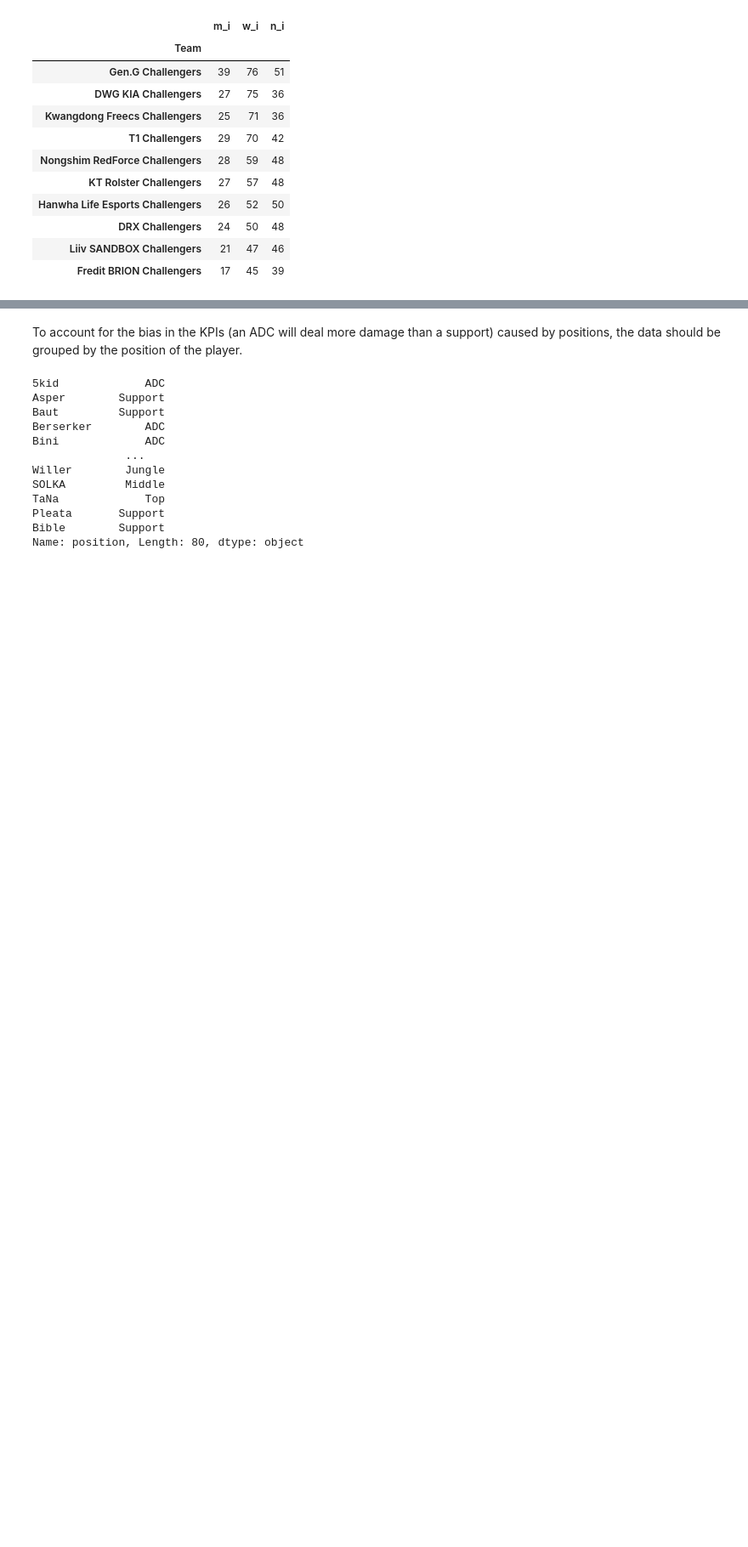
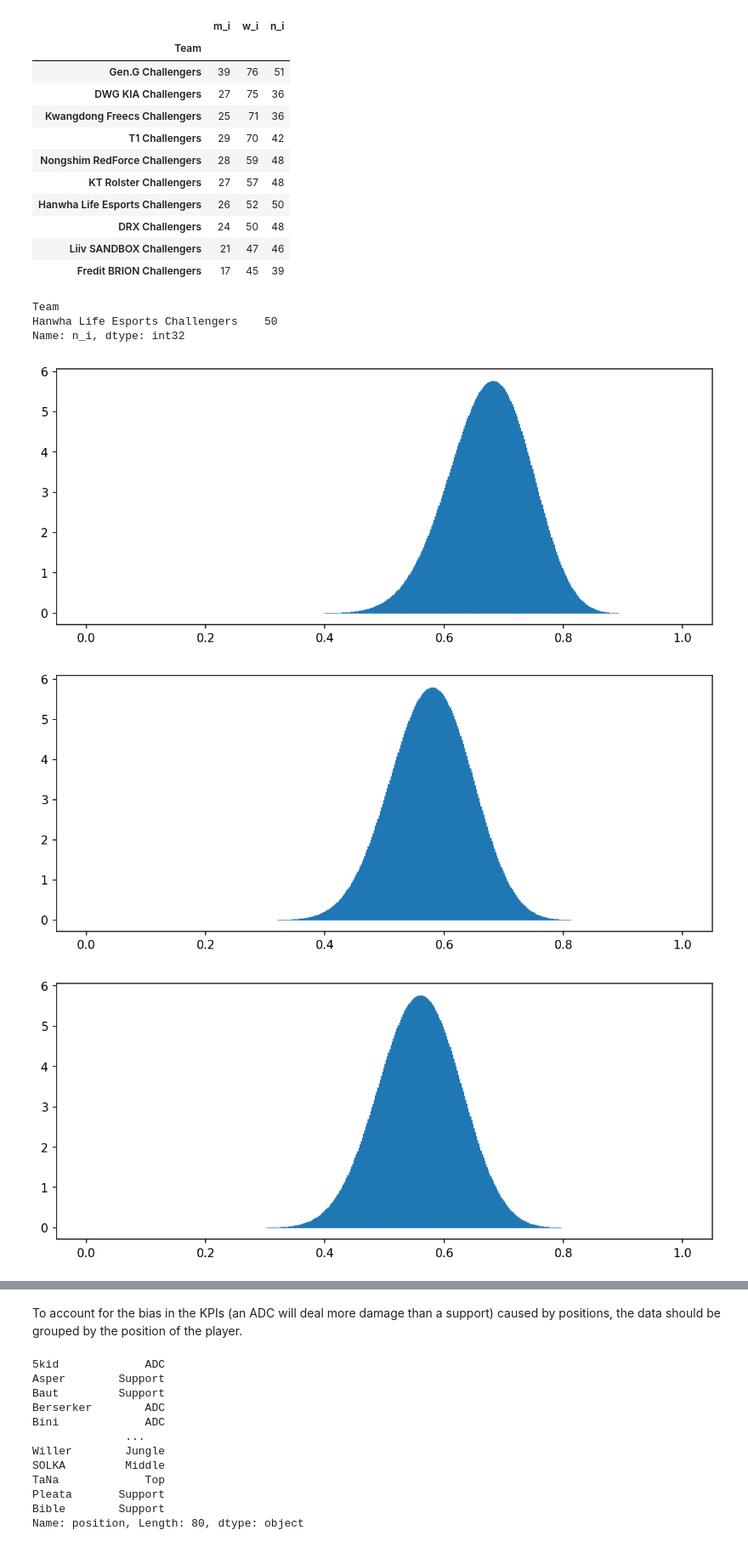
Before and after one commit to SFauth/LCK_CL_2021_Talent_Identification_Uni_Project, a Jupyter notebook: code.ipynb, the cells around one changed output, grey strips where cells are left out. Shown at 85% size. Drawn from its saved outputs; the diff is of its cells as text; code cells hidden in the pictures; blank space fills up the shorter version.

```diff
--- a/code.ipynb
+++ b/code.ipynb
@@ -239,7 +267,7 @@ Creating a function that plots the probability density function (PDF) of a poste
 # %%
 def plot_beta_posterior(m_i:int, n_i:int, a:float, b:float):
 
-    posterior = beta(a + m_i, b + n_1 - m_i)
+    posterior = beta(a + m_i, b + n_i - m_i)
 
     mm = np.linspace(0, 1, 500)
 
@@ -268,3 +298,19 @@ win_stats_formalized
 | DRX Challengers | 24 | 50 | 48 |
 | Liiv SANDBOX Challengers | 21 | 47 | 46 |
 | Fredit BRION Challengers | 17 | 45 | 39 |
+# %%
+n_i
+# %% [output]
+Team
+Hanwha Life Esports Challengers    50
+Name: n_i, dtype: int32
+# %%
+for team in ['T1 Challengers', 'Nongshim RedForce Challengers', 'KT Rolster Challengers',
+'Hanwha Life Esports Challengers']:
+    m_i = win_stats_formalized.filter(like=team, axis=0).m_i
+    n_i = win_stats_formalized.filter(like=team, axis=0).n_i
+    plot_beta_posterior(m_i, n_i, 2, 2)
+# %% [output]
+[figure, added]
+[figure, added]
+[figure, added]
```
Also changed, not shown: parts of 6 cells of this notebook.
